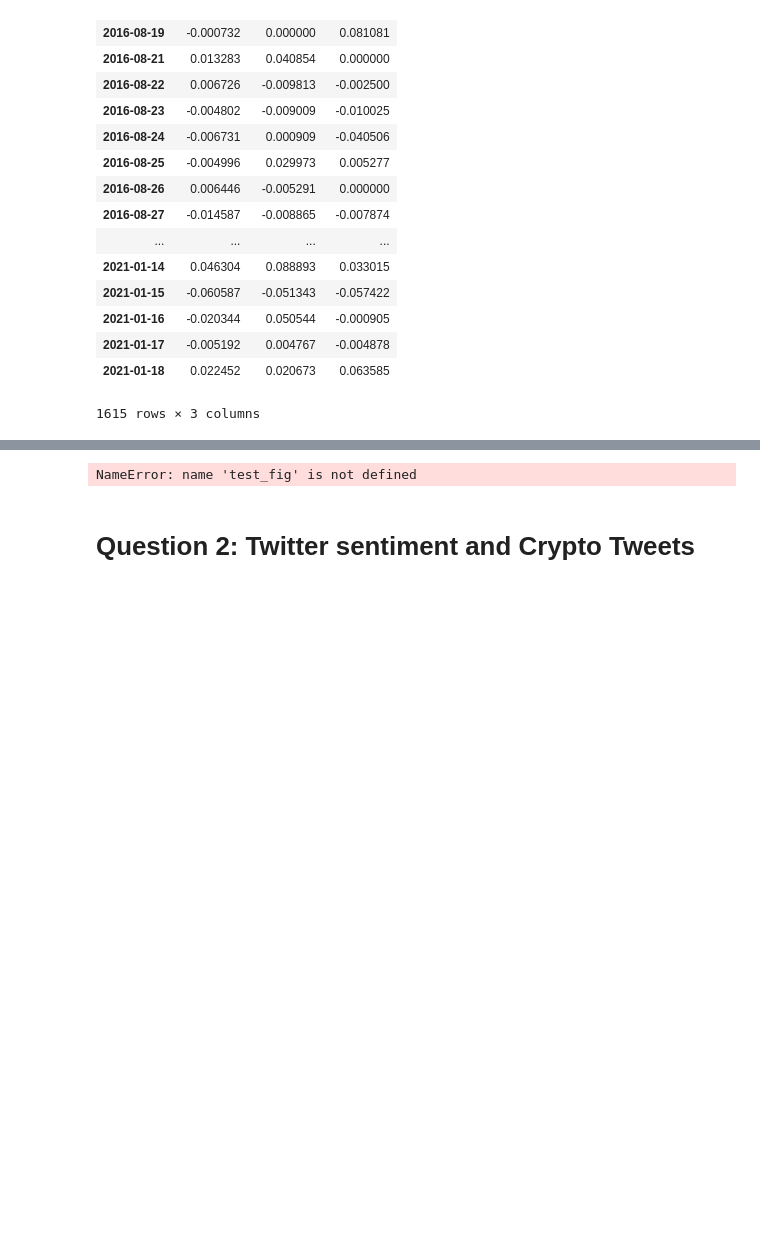
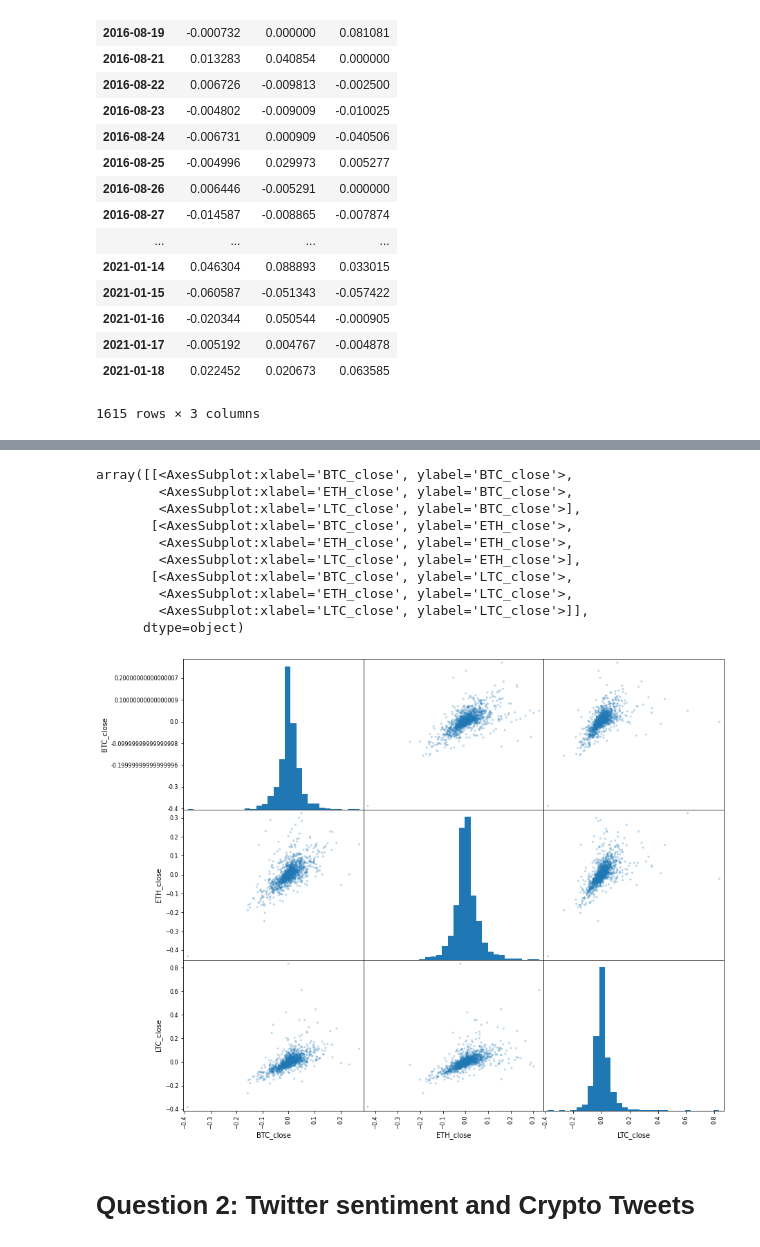
Before and after one commit to mnewk555/Project1_CryptoSentiment, a Jupyter notebook: notebooks/final_presentation_notebook.ipynb, the cells around one changed output, grey strips where cells are left out. Drawn from its saved outputs; the diff is of its cells as text; code cells hidden in the pictures; blank space fills up the shorter version.

Commit message:
fix scatter_matrx

```diff
--- a/notebooks/final_presentation_notebook.ipynb
+++ b/notebooks/final_presentation_notebook.ipynb
@@ -86,27 +86,22 @@ crypto_price = crypto_corr.hvplot(
 crypto_price
 # %% [output]
 [interactive output not drawn]
-# %%
-from pandas.plotting import scatter_matrix
-def scattermatrix():
-    # create figure and assign to pane
-    test_fig = plt.figure()
-    test = scatter_matrix(crypto_corr, figsize=(14,12), diagonal='hist', alpha=0.3, hist_kwds={'bins':30})
-   # average_gross_rent = sfo_avg["gross_rent"].plot.line(title='Average Gross Rent in San Francisco')
-    plt.close(test_fig)
-
-    return pn.pane.Matplotlib(test_fig)
-
-
-
-#    return pn.pane.scatter_matrix(crypto_corr, figsize=(16,12), diagonal='hist', alpha=0.3, hist_kwds={'bins':30})
-#scattermatrix()
-#return pn.pane.Matplotlib(test)
-
-#test = scatter_matrix(crypto_corr, figsize=(14,12), diagonal='hist', alpha=0.3, hist_kwds={'bins':30})
-#test_fig
-# %% [output]
-NameError: name 'test_fig' is not defined
+# %%
+from pandas.plotting import scatter_matrix
+corr_matrix = scatter_matrix(crypto_corr, figsize=(14,12), diagonal='hist', alpha=0.3, hist_kwds={'bins':30})
+corr_matrix
+# %% [output]
+array([[<AxesSubplot:xlabel='BTC_close', ylabel='BTC_close'>,
+        <AxesSubplot:xlabel='ETH_close', ylabel='BTC_close'>,
+        <AxesSubplot:xlabel='LTC_close', ylabel='BTC_close'>],
+       [<AxesSubplot:xlabel='BTC_close', ylabel='ETH_close'>,
+        <AxesSubplot:xlabel='ETH_close', ylabel='ETH_close'>,
+        <AxesSubplot:xlabel='LTC_close', ylabel='ETH_close'>],
+       [<AxesSubplot:xlabel='BTC_close', ylabel='LTC_close'>,
+        <AxesSubplot:xlabel='ETH_close', ylabel='LTC_close'>,
+        <AxesSubplot:xlabel='LTC_close', ylabel='LTC_close'>]],
+      dtype=object)
+[figure, added]
 # %% [markdown]
 # Question 2:  Twitter sentiment and Crypto Tweets
 # %%
```
Also changed, not shown: parts of 2 cells of this notebook.
